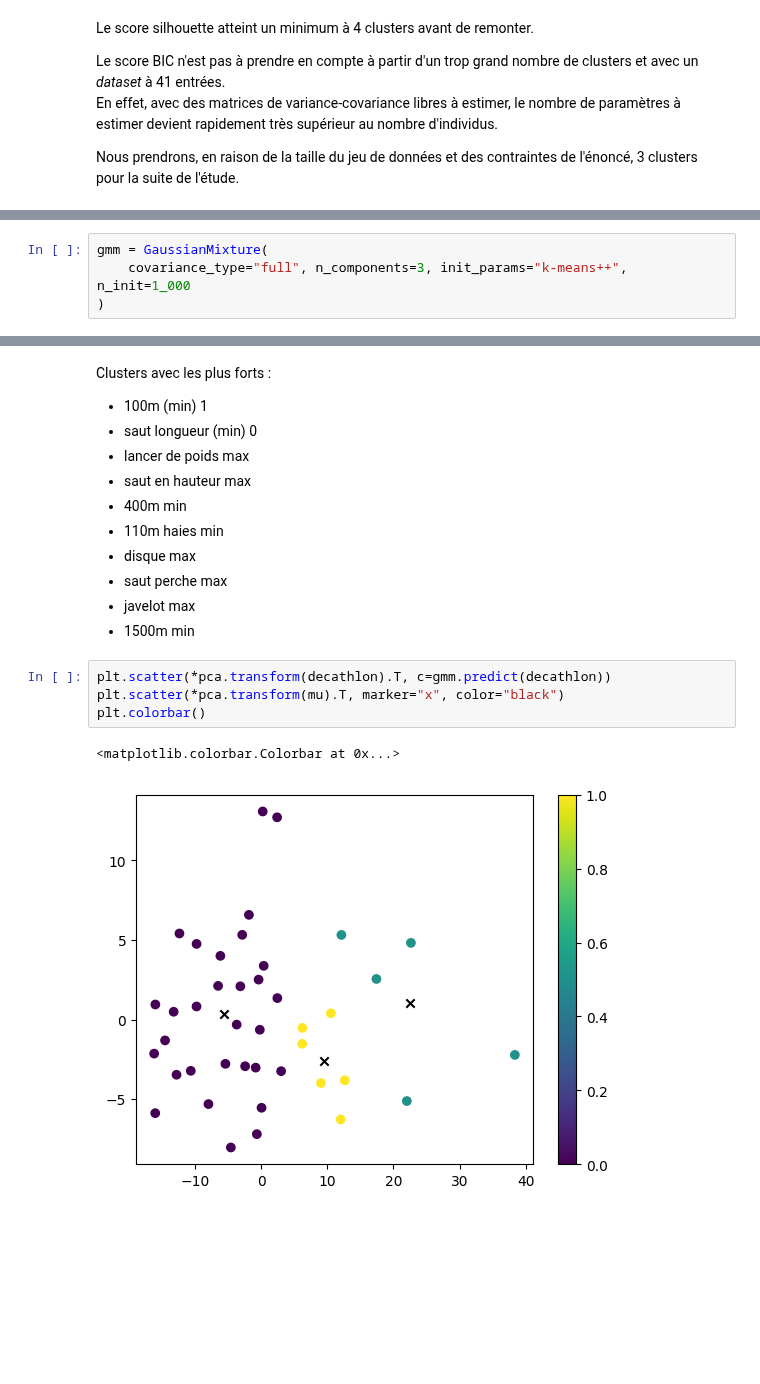
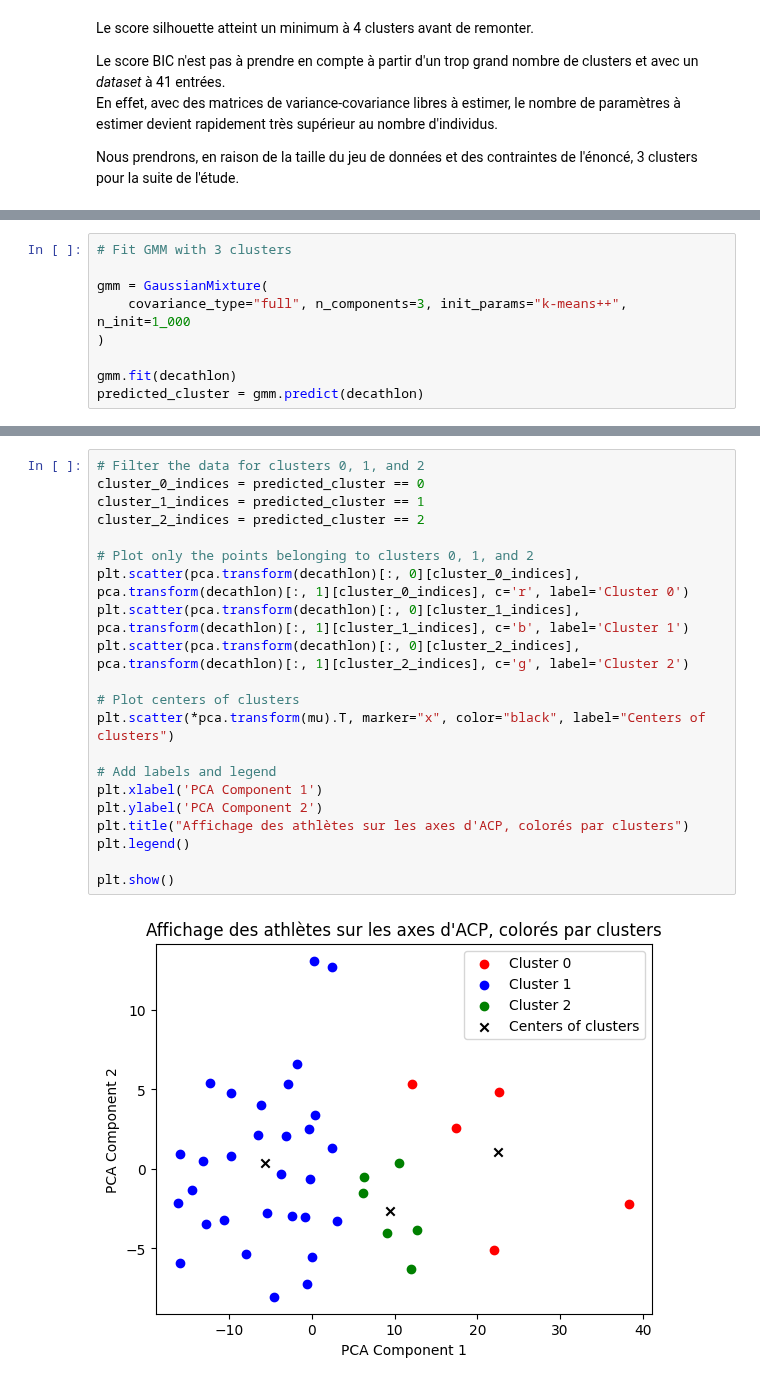
Before and after one commit to jExbrayat/introduction-artificial-intelligence, a Jupyter notebook: projet.ipynb, the cells around one changed output, grey strips where cells are left out. Cells and saved outputs as stored; diff of their text form; blank space fills up the shorter version.

```diff
--- a/projet.ipynb
+++ b/projet.ipynb
@@ -1244,4 +1257,9 @@ Nous prendrons, en raison de la taille du jeu de données et des contraintes de
 # %%
+# Fit GMM with 3 clusters
+
 gmm = GaussianMixture(
     covariance_type="full", n_components=3, init_params="k-means++", n_init=1_000
 )
+
+gmm.fit(decathlon)
+predicted_cluster = gmm.predict(decathlon)
@@ -1312,19 +1298,23 @@ mu
-# %% [markdown]
-Clusters avec les plus forts :
-- 100m (min) 1
-- saut longueur (min) 0
-- lancer de poids max
-- saut en hauteur max
-- 400m min
-- 110m haies min
-- disque max
-- saut perche max
-- javelot max
-- 1500m min
-# %%
-plt.scatter(*pca.transform(decathlon).T, c=gmm.predict(decathlon))
-plt.scatter(*pca.transform(mu).T, marker="x", color="black")
-plt.colorbar()
-# %% [output]
-<matplotlib.colorbar.Colorbar at 0x...>
-[figure, removed]
+# %%
+# Filter the data for clusters 0, 1, and 2
+cluster_0_indices = predicted_cluster == 0
+cluster_1_indices = predicted_cluster == 1
+cluster_2_indices = predicted_cluster == 2
+
+# Plot only the points belonging to clusters 0, 1, and 2
+plt.scatter(pca.transform(decathlon)[:, 0][cluster_0_indices], pca.transform(decathlon)[:, 1][cluster_0_indices], c='r', label='Cluster 0')
+plt.scatter(pca.transform(decathlon)[:, 0][cluster_1_indices], pca.transform(decathlon)[:, 1][cluster_1_indices], c='b', label='Cluster 1')
+plt.scatter(pca.transform(decathlon)[:, 0][cluster_2_indices], pca.transform(decathlon)[:, 1][cluster_2_indices], c='g', label='Cluster 2')
+
+# Plot centers of clusters
+plt.scatter(*pca.transform(mu).T, marker="x", color="black", label="Centers of clusters")
+
+# Add labels and legend
+plt.xlabel('PCA Component 1')
+plt.ylabel('PCA Component 2')
+plt.title("Affichage des athlètes sur les axes d'ACP, colorés par clusters")
+plt.legend()
+
+plt.show()
+# %% [output]
+[figure, added]
```
Also changed, not shown: parts of 27 cells of this notebook.
